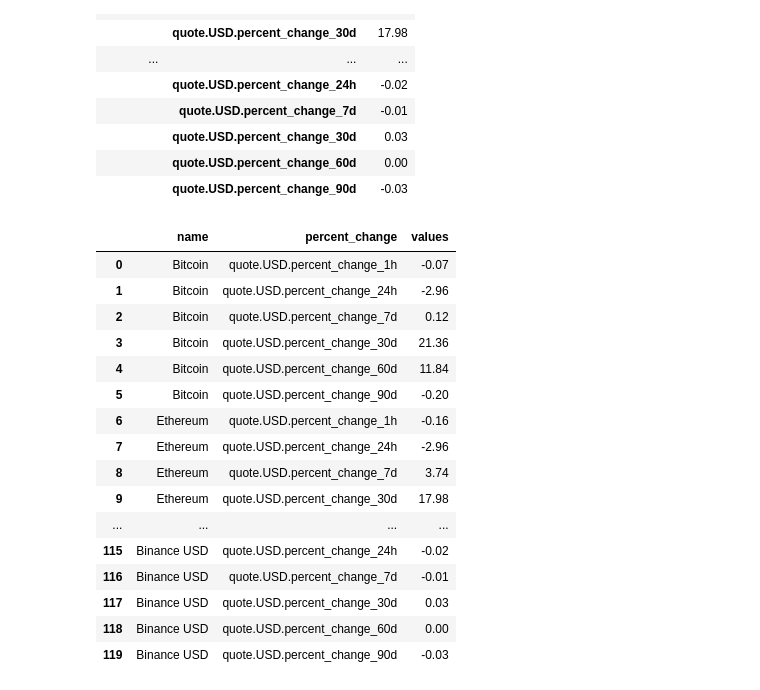
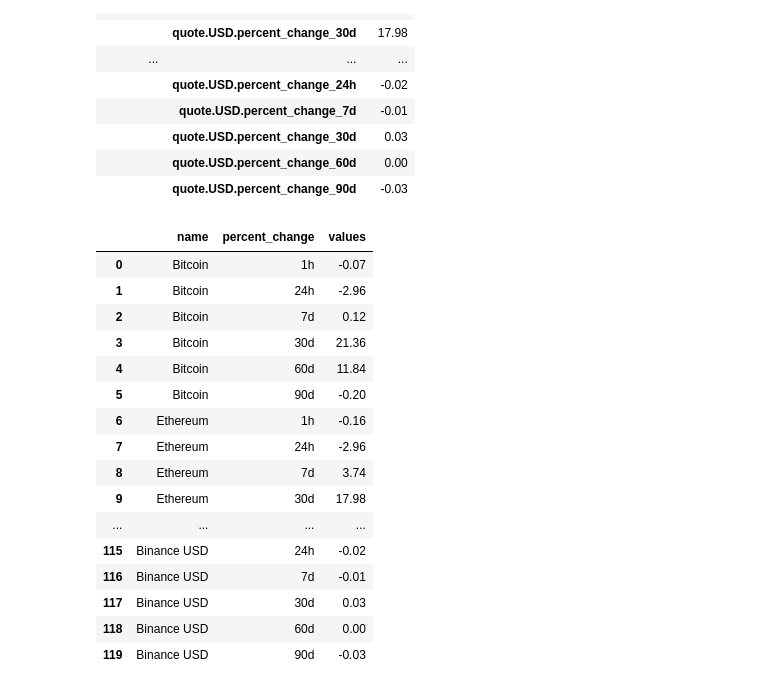
Before and after one commit to Prerit007/Crypto-API-Scrapper, a Jupyter notebook: Crypto.ipynb, the cells around one changed output. Saved outputs shown, nothing was run; the diff lists cells and outputs as text; code cells hidden in the pictures.

```diff
--- a/Crypto.ipynb
+++ b/Crypto.ipynb
@@ -164,8 +165,8 @@ df3.head()
 | 3 | 3 | 1839 | BNB | BNB | bnb | 1505 | 2017-07-25T00:00:00.000Z | ['marketplace', 'centralized-exch... | NaN | ... |
 | 4 | 4 | 52 | XRP | XRP | xrp | 993 | 2013-08-04T00:00:00.000Z | ['medium-of-exchange', 'enterpris... | 100000000000.00 | ... |
 # %%
-df3 = df3.groupby("name", sort=False)[['quote.USD.percent_change_1h', 'quote.USD.percent_change_24h', 'quote.USD.percent_change_7d', 'quote.USD.percent_change_30d', 'quote.USD.percent_change_60d', 'quote.USD.percent_change_90d']].mean()
-df3
+df4 = df3.groupby("name", sort=False)[['quote.USD.percent_change_1h', 'quote.USD.percent_change_24h', 'quote.USD.percent_change_7d', 'quote.USD.percent_change_30d', 'quote.USD.percent_change_60d', 'quote.USD.percent_change_90d']].mean()
+df4
 # %% [output]
 |  | quote.USD.percent_change_1h | quote.USD.percent_change_24h | quote.USD.percent_change_7d | quote.USD.percent_change_30d | ... |
 | name |  |  |  |  | ... |
@@ -186,7 +187,7 @@ df3
 | Toncoin | -0.09 | -1.17 | -3.08 | -1.89 | ... |
 | Binance USD | 0.01 | -0.02 | -0.01 | 0.03 | ... |
 # %%
-df4 = df3.stack()
+df4 = df4.stack()
 df4
 # %% [output]
 name
@@ -233,25 +234,26 @@ df5
 # %%
 # Need to make Dynamic Indexing
 index = pd.Index(range(120))
 
 df6 = df5.reset_index()
 df6.rename(columns={"level_1": "percent_change"}, inplace=True)
+df6["percent_change"] = df6["percent_change"].replace(["quote.USD.percent_change_1h", "quote.USD.percent_change_24h", "quote.USD.percent_change_7d", "quote.USD.percent_change_30d", "quote.USD.percent_change_60d", "quote.USD.percent_change_90d"], ["1h", "24h", "7d", "30d", "60d", "90d"])
 df6
 # %% [output]
 |  | name | percent_change | values |
-| 0 | Bitcoin | quote.USD.percent_change_1h | -0.07 |
-| 1 | Bitcoin | quote.USD.percent_change_24h | -2.96 |
-| 2 | Bitcoin | quote.USD.percent_change_7d | 0.12 |
-| 3 | Bitcoin | quote.USD.percent_change_30d | 21.36 |
-| 4 | Bitcoin | quote.USD.percent_change_60d | 11.84 |
-| 5 | Bitcoin | quote.USD.percent_change_90d | -0.20 |
-| 6 | Ethereum | quote.USD.percent_change_1h | -0.16 |
-| 7 | Ethereum | quote.USD.percent_change_24h | -2.96 |
-| 8 | Ethereum | quote.USD.percent_change_7d | 3.74 |
-| 9 | Ethereum | quote.USD.percent_change_30d | 17.98 |
+| 0 | Bitcoin | 1h | -0.07 |
+| 1 | Bitcoin | 24h | -2.96 |
+| 2 | Bitcoin | 7d | 0.12 |
+| 3 | Bitcoin | 30d | 21.36 |
+| 4 | Bitcoin | 60d | 11.84 |
+| 5 | Bitcoin | 90d | -0.20 |
+| 6 | Ethereum | 1h | -0.16 |
+| 7 | Ethereum | 24h | -2.96 |
+| 8 | Ethereum | 7d | 3.74 |
+| 9 | Ethereum | 30d | 17.98 |
 | ... | ... | ... | ... |
-| 115 | Binance USD | quote.USD.percent_change_24h | -0.02 |
-| 116 | Binance USD | quote.USD.percent_change_7d | -0.01 |
-| 117 | Binance USD | quote.USD.percent_change_30d | 0.03 |
-| 118 | Binance USD | quote.USD.percent_change_60d | 0.00 |
-| 119 | Binance USD | quote.USD.percent_change_90d | -0.03 |
+| 115 | Binance USD | 24h | -0.02 |
+| 116 | Binance USD | 7d | -0.01 |
+| 117 | Binance USD | 30d | 0.03 |
+| 118 | Binance USD | 60d | 0.00 |
+| 119 | Binance USD | 90d | -0.03 |
```
Also changed, not shown: parts of 7 cells of this notebook.
